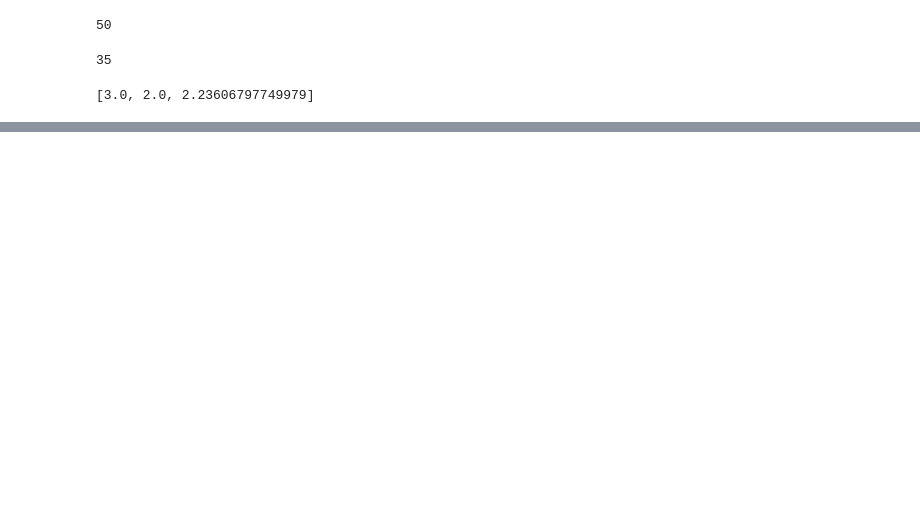
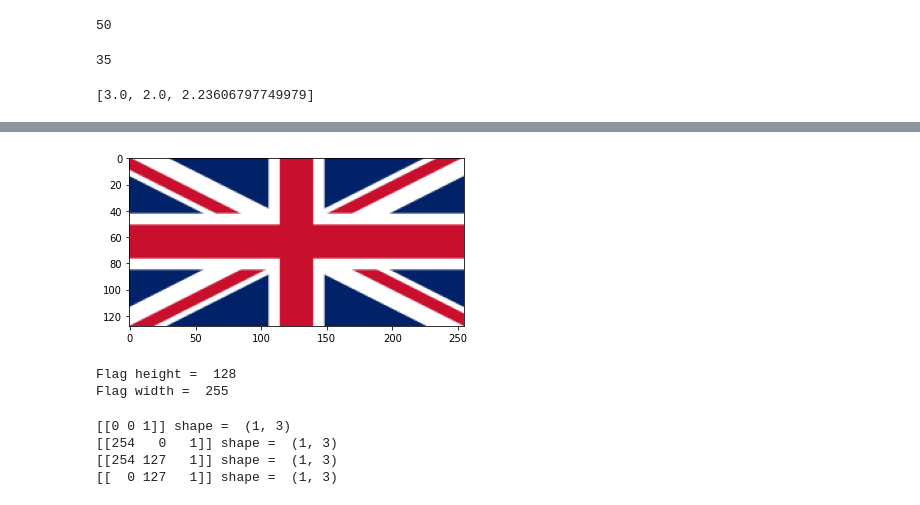
Before and after one commit to ChamithDilshan/EN2550_Image_processing_and_machine_vision, a Jupyter notebook: Assignments/Assignment_2/code.ipynb, the cells around one changed output, grey strips where cells are left out. Drawn from its saved outputs; the diff is of its cells as text; code cells hidden in the pictures; blank space fills up the shorter version.

```diff
--- a/Assignments/Assignment_2/code.ipynb
+++ b/Assignments/Assignment_2/code.ipynb
@@ -184,0 +233,28 @@ plt.show()
+# %%
+flag = cv.imread(r'flag.png')
+plt.imshow(cv.cvtColor(flag, cv.COLOR_BGR2RGB))
+plt.show()
+# %% [output]
+[figure, added]
+# %%
+flag_height , flag_width = np.shape(flag)[0] , np.shape(flag)[1]
+print("Flag height = ", flag_height)
+print("Flag width = ", flag_width)
+# %% [output]
+Flag height =  128
+Flag width =  255
+# %%
+x1T = np.array([[0,0,1]])
+x2T = np.array([[flag_width-1, 0,1]])
+x3T = np.array([[flag_width-1, flag_height-1, 1]])
+x4T = np.array([[0,flag_height-1,1]])
+
+print(x1T, 'shape = ', np.shape(x1T))
+print(x2T, 'shape = ', np.shape(x2T))
+print(x3T, 'shape = ', np.shape(x3T))
+print(x4T, 'shape = ', np.shape(x4T))
+# %% [output]
+[[0 0 1]] shape =  (1, 3)
+[[254   0   1]] shape =  (1, 3)
+[[254 127   1]] shape =  (1, 3)
+[[  0 127   1]] shape =  (1, 3)
```
Also changed, not shown: parts of 13 cells of this notebook, 6 other files.
